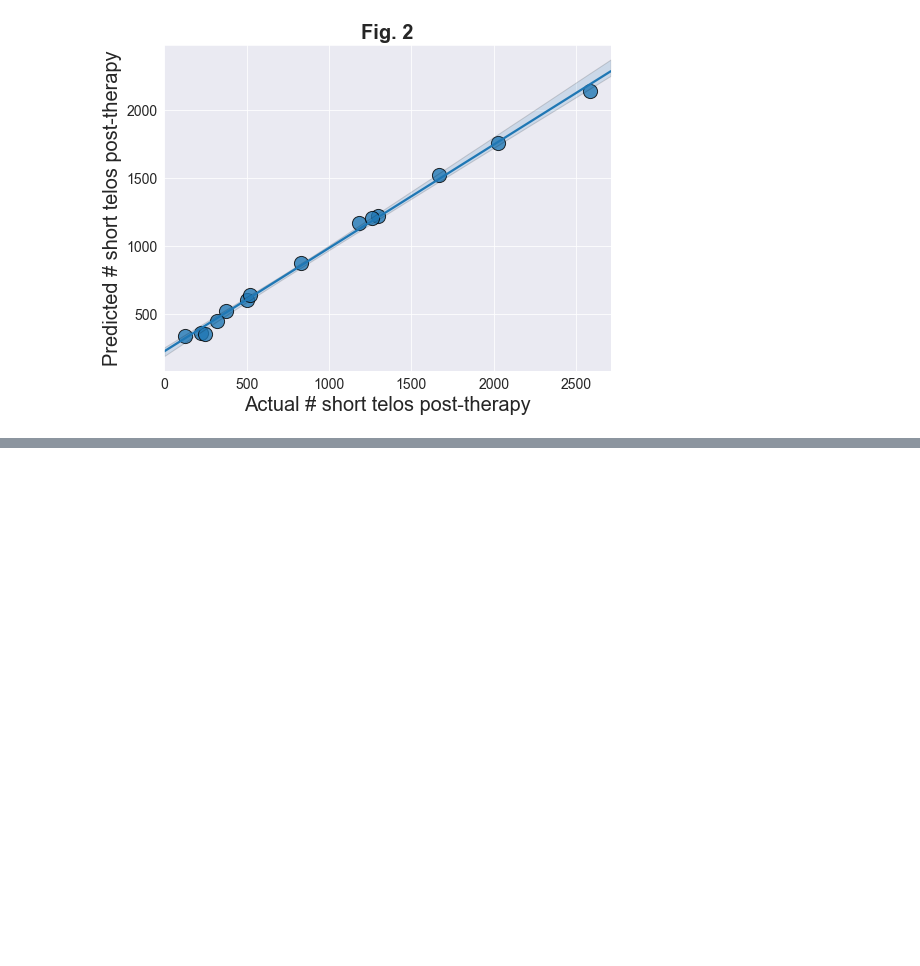
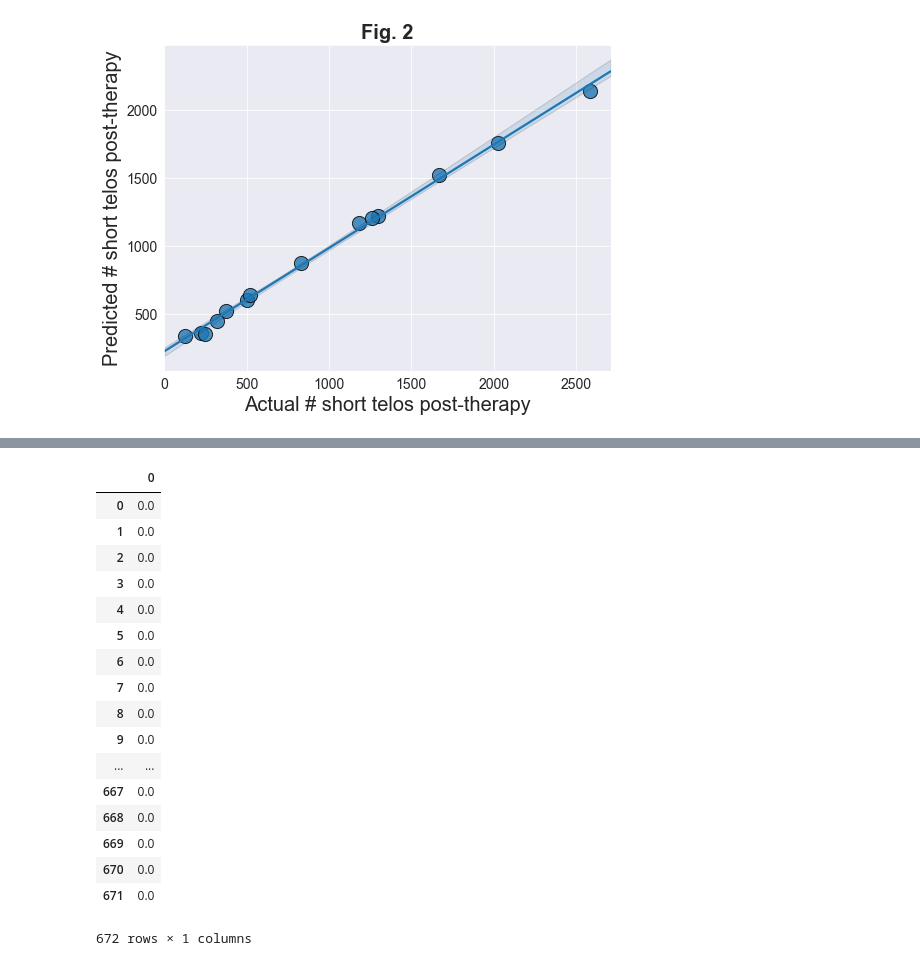
Before and after one commit to Jared-Luxton/radiation-therapy-machine-learning, a Jupyter notebook: workflow & notebooks/03a Radiation Sensitivity of Patients Data Machine Learning.ipynb, the cells around one changed output, grey strips where cells are left out. Cells and saved outputs as stored; diff of their text form; code cells hidden in the pictures; blank space fills up the shorter version.

```diff
--- a/workflow & notebooks/03a Radiation Sensitivity of Patients Data Machine Learning.ipynb
+++ b/workflow & notebooks/03a Radiation Sensitivity of Patients Data Machine Learning.ipynb
@@ -502,0 +545,8 @@ plt.savefig('predicting # short telos 3 months post.png')
+# %%
+general_chr_cleaner = Pipeline([('cleaner', trp.general_chr_aberr_cleaner()),
+                                ('make features', trp.make_features(combine_inversions=False)),
+                                ('make target merge', trp.make_target_merge(feature='# inversions',))
+                               ])
+
+chr_data = general_chr_cleaner.fit_transform(all_chr_aberr_df)
+chr_data.head()
@@ -502,0 +568,10 @@ plt.savefig('predicting # short telos 3 months post.png')
+# %%
+chr_test = chr_data.copy()
+
+y = chr_test[['4 C encoded # inversions']]
+X = chr_test.drop(['4 C encoded # inversions'], axis=1)
+
+X_train, X_test, y_train, y_test = train_test_split(X, y, test_size=0.2, shuffle=True, stratify=y)
+
+chr_train_set = pd.concat([X_train, y_train], axis=1).reset_index(drop=True)
+chr_test_set = pd.concat([X_test, y_test], axis=1).reset_index(drop=True)
@@ -502,0 +587,11 @@ plt.savefig('predicting # short telos 3 months post.png')
+# %%
+# initialize XGBoost model & pipeline for hyperparams gridsearch
+chr_model = XGBRegressor(n_estimators=200, max_depth=6, learning_rate=0.2,
+                       objective ='multi:softmax', random_state=0, num_class=3)
+
+chr_xgb_pipe = Pipeline([('XGB', chr_model)
+                      ])
+
+# chr_full_pipe = Pipeline([('clean_process', clean_process_pipe),
+#                         ('model', model)
+#                        ])
@@ -502,0 +619,9 @@ plt.savefig('predicting # short telos 3 months post.png')
+# %%
+# score model by cross validation, 5 folds, on X/y_train data
+# fit model on train data
+# w/ model, predict y_test from X_test; score model by MAE/R2 - return model
+
+chr_fit_xgb_model = trp.cv_score_fit_mae_test(train_set=chr_train_set,
+                                              test_set=chr_test_set,
+                                            pipe=chr_xgb_pipe, model=chr_model, cv=5, scoring='accuracy',
+                                            target='4 C encoded # inversions',)
@@ -502,0 +637,22 @@ plt.savefig('predicting # short telos 3 months post.png')
+# %%
+testing = chr_fit_xgb_model.predict(chr_train_set[['# inversions', 'timepoint_2 irrad @ 4 Gy']])
+pd.DataFrame(testing)
+# %% [output]
+|  | 0 |
+| 0 | 0.0 |
+| 1 | 0.0 |
+| 2 | 0.0 |
+| 3 | 0.0 |
+| 4 | 0.0 |
+| 5 | 0.0 |
+| 6 | 0.0 |
+| 7 | 0.0 |
+| 8 | 0.0 |
+| 9 | 0.0 |
+| ... | ... |
+| 667 | 0.0 |
+| 668 | 0.0 |
+| 669 | 0.0 |
+| 670 | 0.0 |
+| 671 | 0.0 |
+672 rows × 1 columns
```
Also changed, not shown: parts of 19 cells of this notebook, 1 other file.
